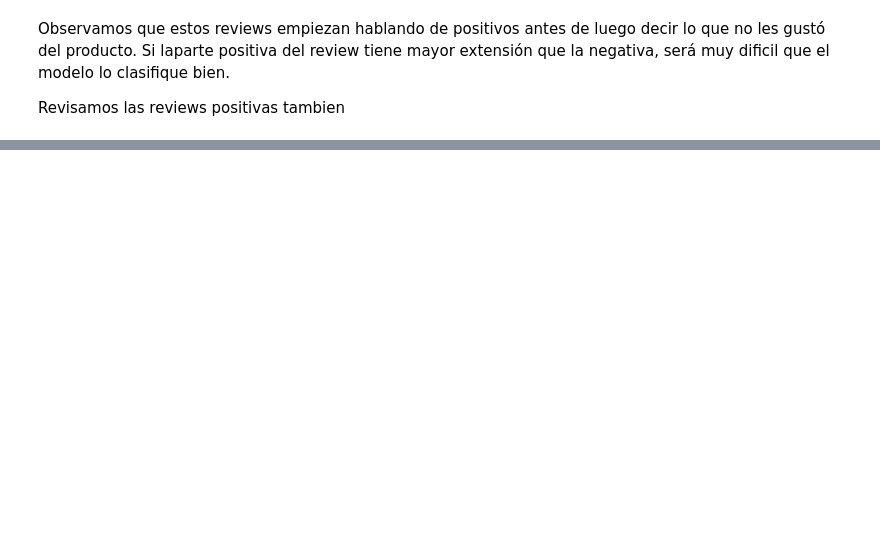
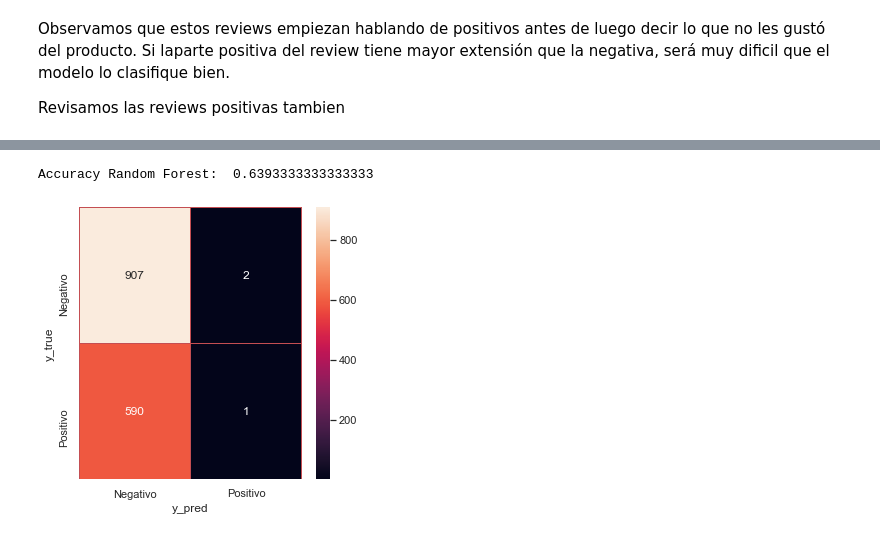
Before and after one commit to valeriaortizl/amazon_ratings_prediction, a Jupyter notebook: DS_Proyecto_03_NLP_v2.ipynb, the cells around one changed output, grey strips where cells are left out. Cells and saved outputs as stored; diff of their text form; code cells hidden in the pictures; blank space fills up the shorter version.

```diff
--- a/DS_Proyecto_03_NLP_v2.ipynb
+++ b/DS_Proyecto_03_NLP_v2.ipynb
@@ -674,0 +728,11 @@ reviews_datos_pos.review_body[:10]
+# %%
+best_lr.fit(X_train,y_train)
+
+print("Accuracy Random Forest: ",best_lr.score(X_test,y_test))
+#print(rfo.best_estimator_)
+
+y_pred = best_lr.predict(X_test)
+confusion(y_test,y_pred)
+# %% [output]
+Accuracy Random Forest:  0.6393333333333333
+[figure, added]
```
Also changed, not shown: parts of 23 cells of this notebook.
